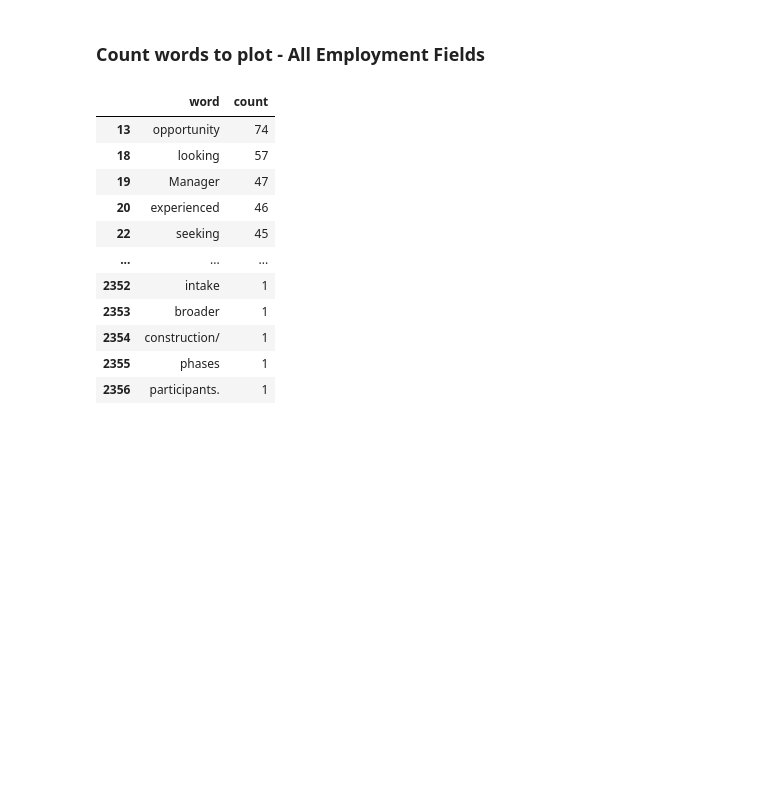
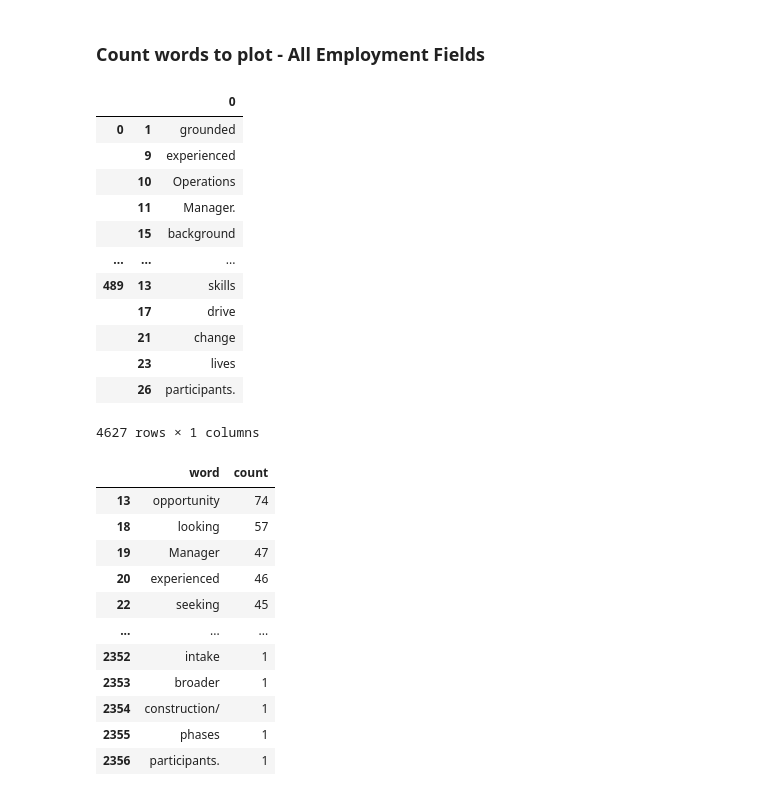
Before and after one commit to jonowood/Project_3, a Jupyter notebook: Webscraper Clean - Jon-checkpoint.ipynb, the cells around one changed output. Drawn from its saved outputs; the diff is of its cells as text; code cells hidden in the pictures; blank space fills up the shorter version.

```diff
--- a/Webscraper Clean - Jon-checkpoint.ipynb
+++ b/Webscraper Clean - Jon-checkpoint.ipynb
@@ -152,6 +152,28 @@ job_id_df
 490 rows × 3 columns
 # %% [markdown]
 ### Count words to plot - All Employment Fields
+# %%
+# Word Cloud Data
+
+full_count = (seek_data_df['short_description'].str.split(expand=True)
+              .stack())
+full_count_df = pd.DataFrame(full_count)
+full_count_df = full_count_df[full_count_df[0].str.len() > 4]
+full_count_df
+# %% [output]
+|  |  | 0 |
+| 0 | 1 | grounded |
+|  | 9 | experienced |
+|  | 10 | Operations |
+|  | 11 | Manager. |
+|  | 15 | background |
+| ... | ... | ... |
+| 489 | 13 | skills |
+|  | 17 | drive |
+|  | 21 | change |
+|  | 23 | lives |
+|  | 26 | participants. |
+4627 rows × 1 columns
 # %%
 # count, tally and describe words in short_description
 
```
Also changed, not shown: parts of 7 cells of this notebook, 4 other files.
